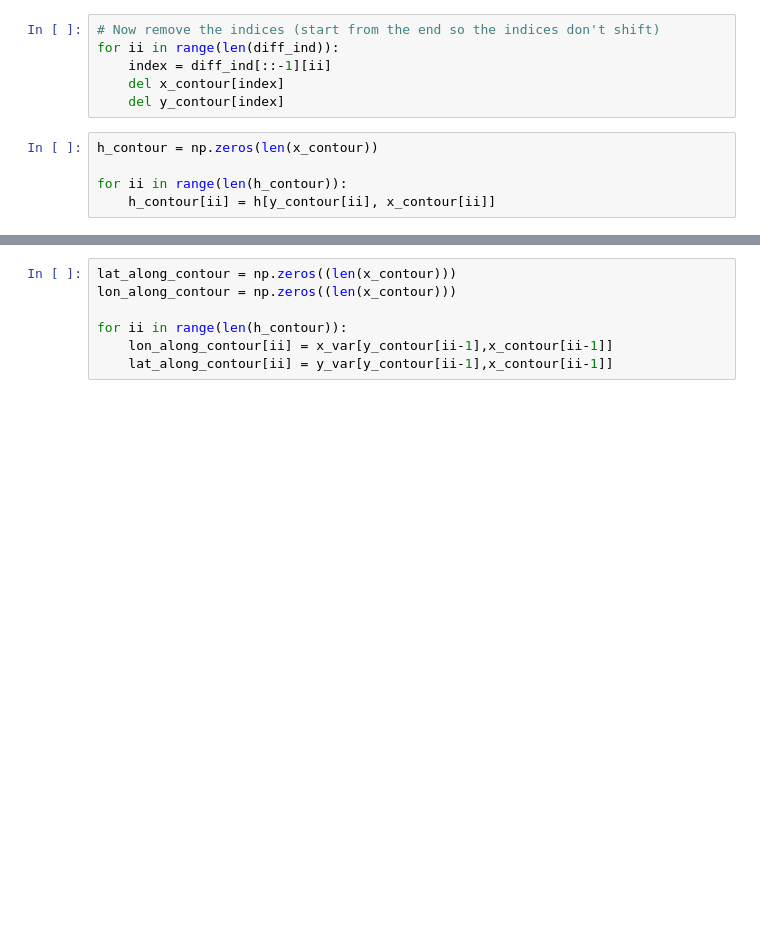
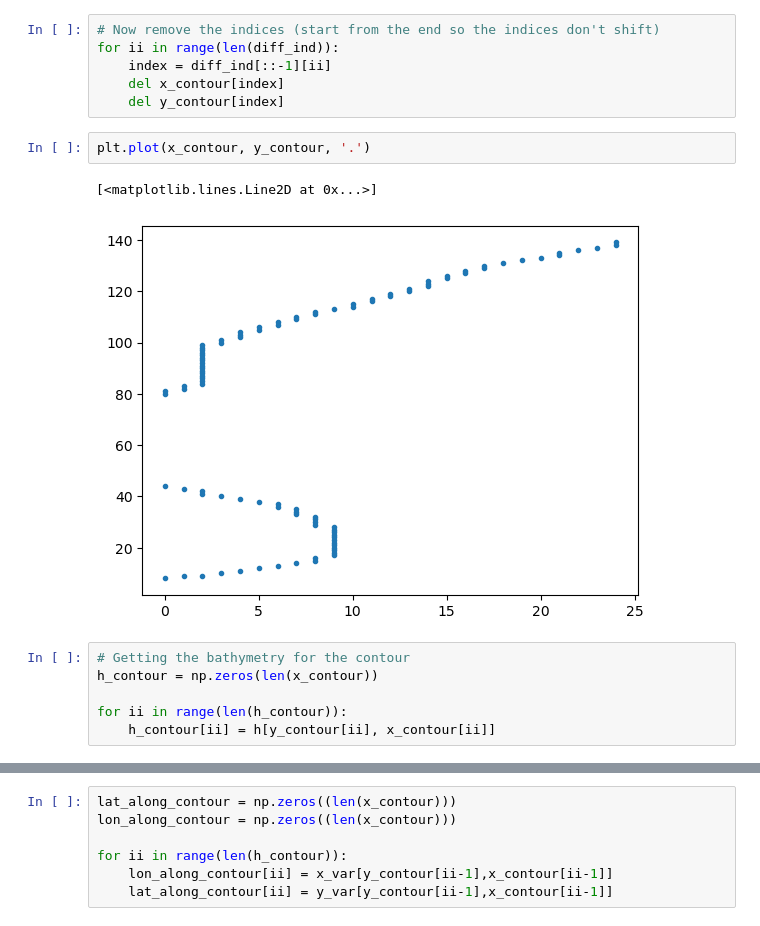
Before and after one commit to fncsobral/waom_notebook, a Jupyter notebook: OHB_shelf/Cross-1500m/testing.ipynb, the cells around one changed output, grey strips where cells are left out. Saved outputs shown, nothing was run; the diff lists cells and outputs as text; blank space fills up the shorter version.

```diff
--- a/OHB_shelf/Cross-1500m/testing.ipynb
+++ b/OHB_shelf/Cross-1500m/testing.ipynb
@@ -96,7 +111,13 @@ for ii in range(len(diff_ind)):
     index = diff_ind[::-1][ii]
     del x_contour[index]
     del y_contour[index]
+# %%
+plt.plot(x_contour, y_contour, '.')
+# %% [output]
+[<matplotlib.lines.Line2D at 0x...>]
+[figure, added]
 # %%
+# Getting the bathymetry for the contour
 h_contour = np.zeros(len(x_contour))
 
 for ii in range(len(h_contour)):
```
Also changed, not shown: parts of 37 cells of this notebook.
